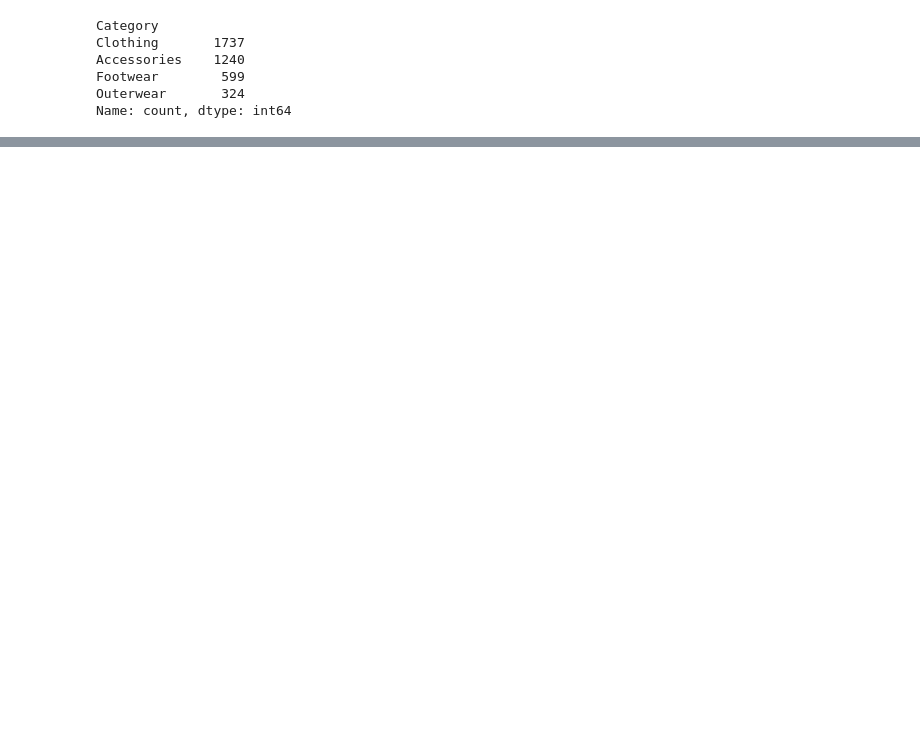
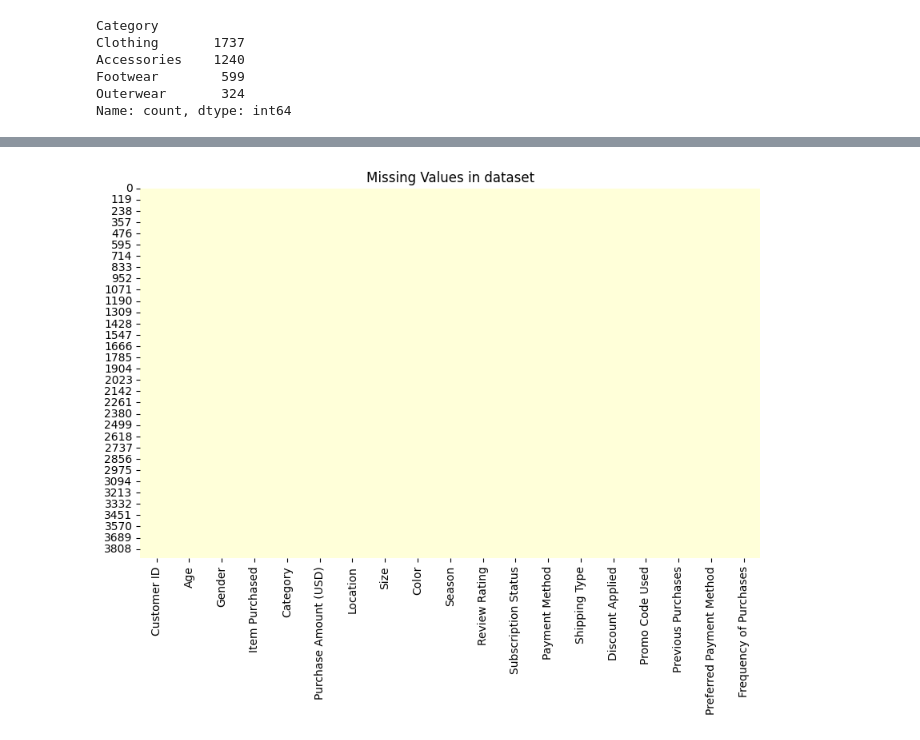
Before and after one commit to mdanushwaran/Shopping_trends_analytics, a Jupyter notebook: Shopping_trends_analytics.ipynb, the cells around one changed output, grey strips where cells are left out. Saved outputs shown, nothing was run; the diff lists cells and outputs as text; code cells hidden in the pictures; blank space fills up the shorter version.

```diff
--- a/Shopping_trends_analytics.ipynb
+++ b/Shopping_trends_analytics.ipynb
@@ -784,0 +833,9 @@ Name: count, dtype: int64
+# %%
+## Heatmap of missing values.
+
+plt.figure(figsize=(10,6))
+sns.heatmap(data.isnull(),cmap='YlGnBu',cbar = False)
+plt.title("Missing Values in dataset")
+plt.show()
+# %% [output]
+[figure, added]
```
Also changed, not shown: parts of 9 cells of this notebook.
